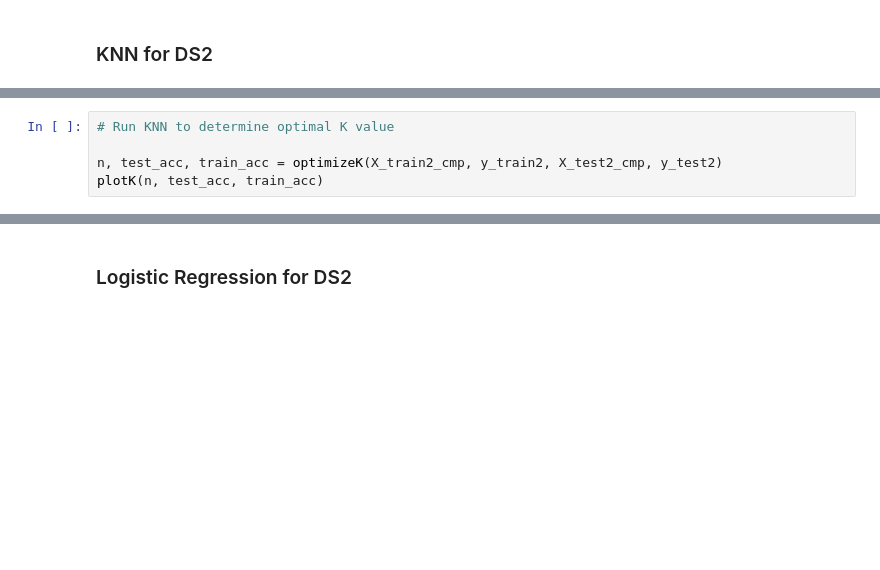
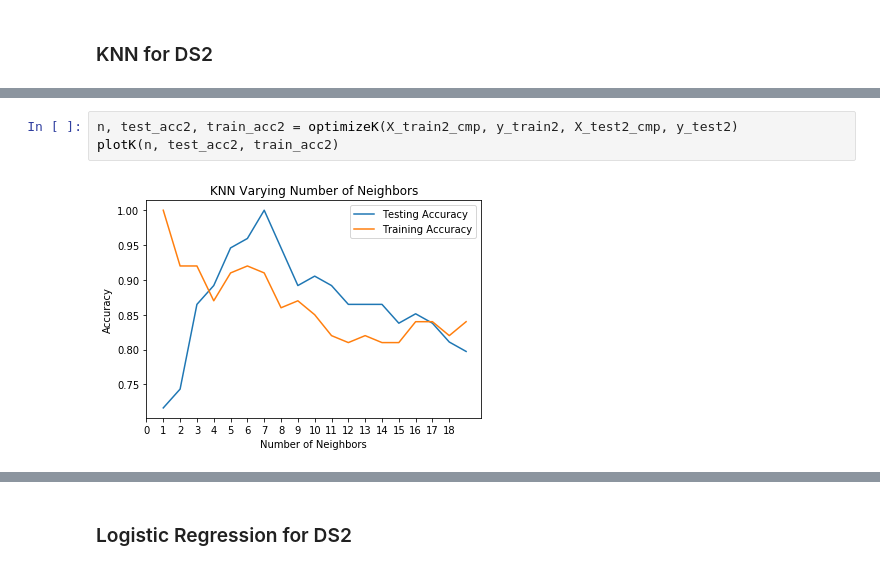
Before and after one commit to bnonni/Python, a Jupyter notebook: Machine_Learning/Project/Bryan/P1_Bryan.ipynb, the cells around one changed output, grey strips where cells are left out. Drawn from its saved outputs; the diff is of its cells as text; blank space fills up the shorter version.

```diff
--- a/Machine_Learning/Project/Bryan/P1_Bryan.ipynb
+++ b/Machine_Learning/Project/Bryan/P1_Bryan.ipynb
@@ -242,5 +228,0 @@ y_test2 = y_test2_pred
-# %%
-# Run KNN to determine optimal K value
-
-n, test_acc, train_acc = optimizeK(X_train2_cmp, y_train2, X_test2_cmp, y_test2)
-plotK(n, test_acc, train_acc)
@@ -272,0 +266,5 @@ knn_ds2_cm, knn_ds2_cra, knn_ds2_acc = getAccuracyMetrics(y_test2, knn_ds2_y_pre
+# %%
+n, test_acc2, train_acc2 = optimizeK(X_train2_cmp, y_train2, X_test2_cmp, y_test2)
+plotK(n, test_acc2, train_acc2)
+# %% [output]
+[figure, added]
```
Also changed, not shown: parts of 124 cells of this notebook, 26 other files.
